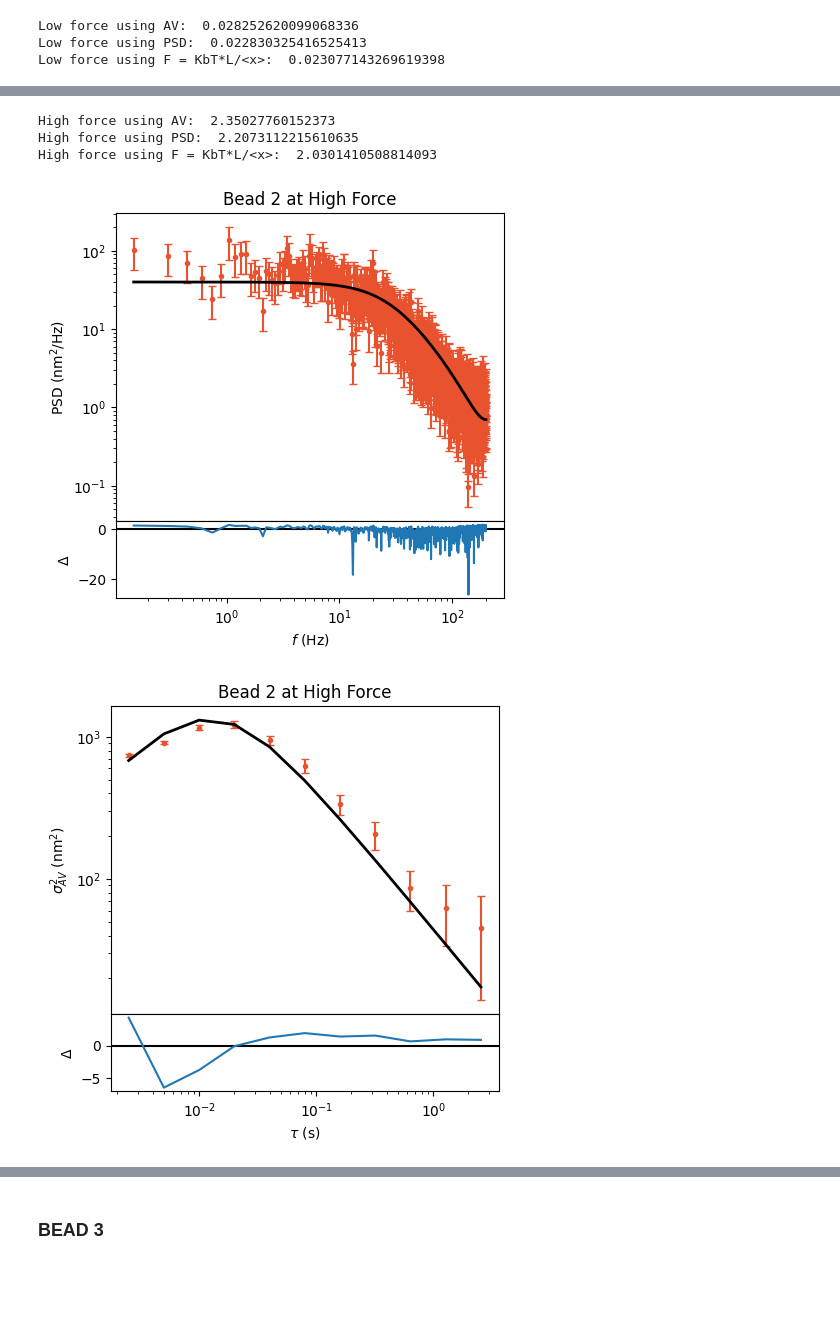
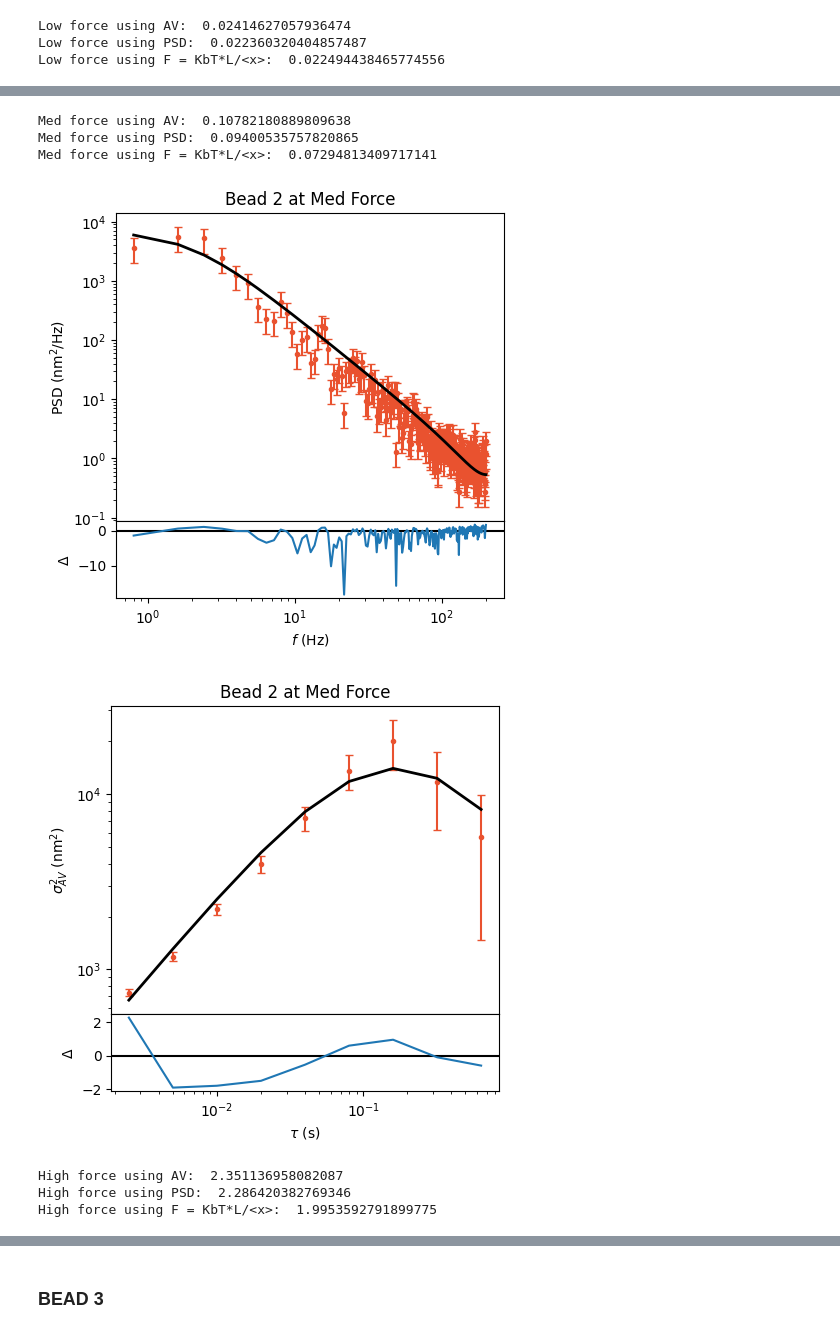
Before and after one commit to cmaddry/Magnetic-Tweezers, a Jupyter notebook: dataAnalysisScripts/mar1.ipynb, the cells around one changed output, grey strips where cells are left out. Cells and saved outputs as stored; diff of their text form; code cells hidden in the pictures; blank space fills up the shorter version.

```diff
--- a/dataAnalysisScripts/mar1.ipynb
+++ b/dataAnalysisScripts/mar1.ipynb
@@ -11,11 +17,11 @@ folderPath = r"../Data\2025\March\1\100 pM, No BSA, New Beads"
 
 dataFrame = cal.openFiles(folderPath, numRef=1, numExp=4, fps=400) # 5 total beads
 
-lowStart = 20000
+lowStart = 32000
 lowEnd = 40000
 
-highStart = 52000
-highEnd = 60000
+highStart = 54000
+highEnd = 58000
 
 forceExtStart = 58000
 forceExtEnd = 250000
@@ -23,7 +29,7 @@ forceExtEnd = 250000
 spinStart = 280000
 spinEnd = 305000
 
-plt.plot(dataFrame["linearMotor"][lowStart:spinEnd], color="#b30000")
+plt.plot(dataFrame["linearMotor"][137000:138500], color="#b30000")
 plt.xlabel("Frame # (400fps)"); plt.ylabel("Distance (mm)"); plt.title("Linear Motor")
 plt.show()
 
@@ -38,7 +44,7 @@ Using: ../Data\2025\March\1\100 pM, No BSA, New Beads
 ref = dataFrame["zRefBead1"][lowStart:lowEnd]
 exp = dataFrame["zExpBead2"][lowStart:lowEnd]
 
-glassPosition = -2000
+glassPosition = np.mean(np.sort(exp - ref)[0:675])
 
 plt.hist(exp - ref, bins=100, color="#003366")
 plt.axvline(glassPosition, color="red", label=f"Glass Position: {glassPosition}")
@@ -96,6 +112,9 @@ plt.show()
 # %%
 beadDiameter = 1000
 fps = 400
+
+medStart = 137000
+medEnd = 138500
 
 # Math
 psd = PSD(beadX[lowStart:lowEnd], fps, bins=5)
@@ -121,6 +140,30 @@ ax[0].set_title('Bead 2 at Low Force')
 plt.show()
 
 # Math
+psd = PSD(beadX[medStart:medEnd], fps, bins=5)
+psd.mlefit(viscosity=1e-9, radius=beadDiameter/2)
+av = AV(beadX[medStart:medEnd], fps)
+av.mlefit(viscosity=1e-9, radius=beadDiameter/2)
+
+
+# Calculation and printing of the force
+force = av.results['k']*np.mean(extension[medStart:medEnd])
+print('Med force using AV: ', force)
+force = psd.results['k']*np.mean(extension[medStart:medEnd])
+print('Med force using PSD: ', force)
+force = 4.1*np.mean(extension[medStart:medEnd])/np.var(beadY[medStart:medEnd])
+print('Med force using F = KbT*L/<x>: ', force)
+
+# Printing of PSD and AV Plots
+fig, ax = psd.plot(data_color='#E9522F') #PSD
+ax[0].set_title('Bead 2 at Med Force'); ax[0].set_xlabel('f (Hz)');
+plt.show()
+
+fig, ax = av.plot(data_color='#E9522F') #AV
+ax[0].set_title('Bead 2 at Med Force')
+plt.show()
+
+# Math
 psd = PSD(beadX[highStart:highEnd], fps, bins=5)
 psd.mlefit(viscosity=1e-9, radius=beadDiameter/2)
 av = AV(beadX[highStart:highEnd], fps)
@@ -144,6 +187,6 @@ fig, ax = av.plot(data_color='#E9522F') #AV
 ax[0].set_title('Bead 2 at High Force')
 plt.show()
 # %% [output]
-Low force using AV:  0.028252620099068336
-Low force using PSD:  0.022830325416525413
-Low force using F = KbT*L/<x>:  0.023077143269619398
+Low force using AV:  0.02414627057936474
+Low force using PSD:  0.022360320404857487
+Low force using F = KbT*L/<x>:  0.022494438465774556
@@ -152,5 +195,8 @@ Low force using F = KbT*L/<x>:  0.023077143269619398
-High force using AV:  2.35027760152373
-High force using PSD:  2.2073112215610635
-High force using F = KbT*L/<x>:  2.0301410508814093
+Med force using AV:  0.10782180889809638
+Med force using PSD:  0.09400535757820865
+Med force using F = KbT*L/<x>:  0.07294813409717141
-[figure, old version]
+[figure, new version]
-[figure, old version]
+[figure, new version]
+High force using AV:  2.351136958082087
+High force using PSD:  2.286420382769346
+High force using F = KbT*L/<x>:  1.9953592791899775
```
Also changed, not shown: parts of 14 cells of this notebook, 4 other files.
